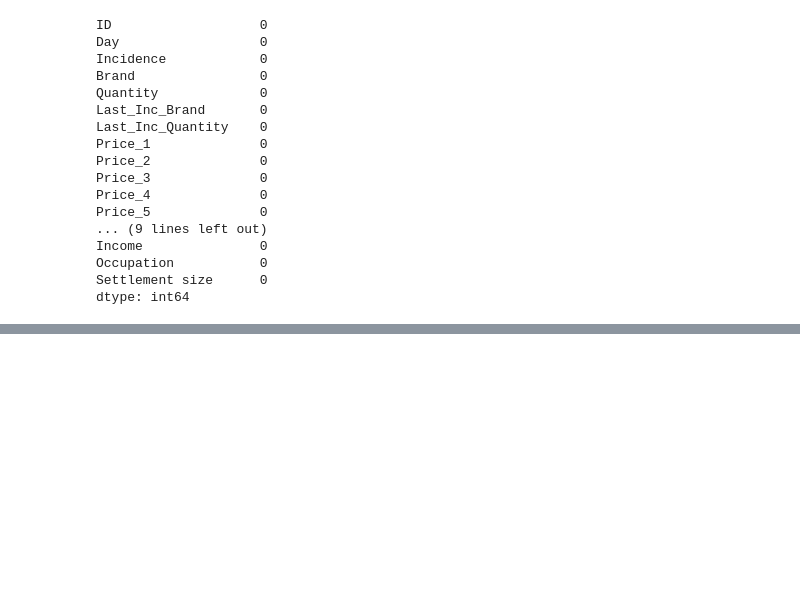
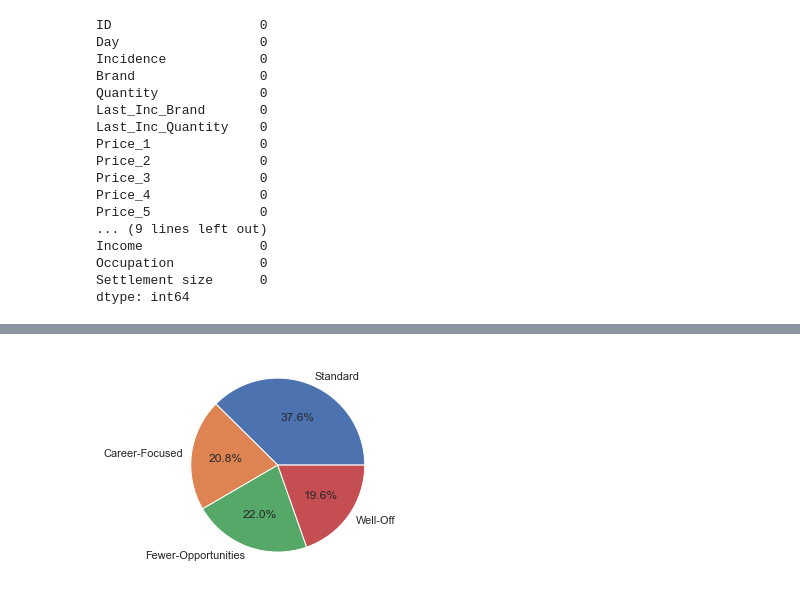
Before and after one commit to AnujMittal07/Customer_Analytics, a Jupyter notebook: customer_analytics.ipynb, the cells around one changed output, grey strips where cells are left out. Drawn from its saved outputs; the diff is of its cells as text; code cells hidden in the pictures; blank space fills up the shorter version.

```diff
--- a/customer_analytics.ipynb
+++ b/customer_analytics.ipynb
@@ -317,0 +357,6 @@ dtype: int64
+# %%
+temp2 = df_purchase_predictors[['ID','Incidence']].groupby('ID').sum()
+temp2 = temp2.rename(columns={'Incidence':'N_Purchases'})
+# %%
+temp3 = df_purchase_predictors[['ID','Segment']].drop_duplicates().set_index('ID')
+temp3.head()
@@ -317,0 +371,3 @@ dtype: int64
+# %%
+df_purchase_descr = temp1.join(temp2).join(temp3)
+df_purchase_descr['Average_N_Purchases'] = df_purchase_descr['N_Purchases'] / df_purchase_descr['N_Visits']
@@ -317,0 +384,3 @@ dtype: int64
+# %%
+seg_prop = df_purchase_descr[['N_Purchases','Segment']].groupby('Segment').count()/df_purchase_descr.shape[0]
+seg_prop = seg_prop.rename(columns={'N_Purchases':'Segment_Proportions'})
@@ -317,0 +396,5 @@ dtype: int64
+# %%
+plt.pie(seg_prop['Segment_Proportions'],
+       labels = ['Standard','Career-Focused','Fewer-Opportunities','Well-Off'],autopct = '%1.1f%%');
+# %% [output]
+[figure, added]
```
Also changed, not shown: parts of 38 cells of this notebook, 1 other file.
